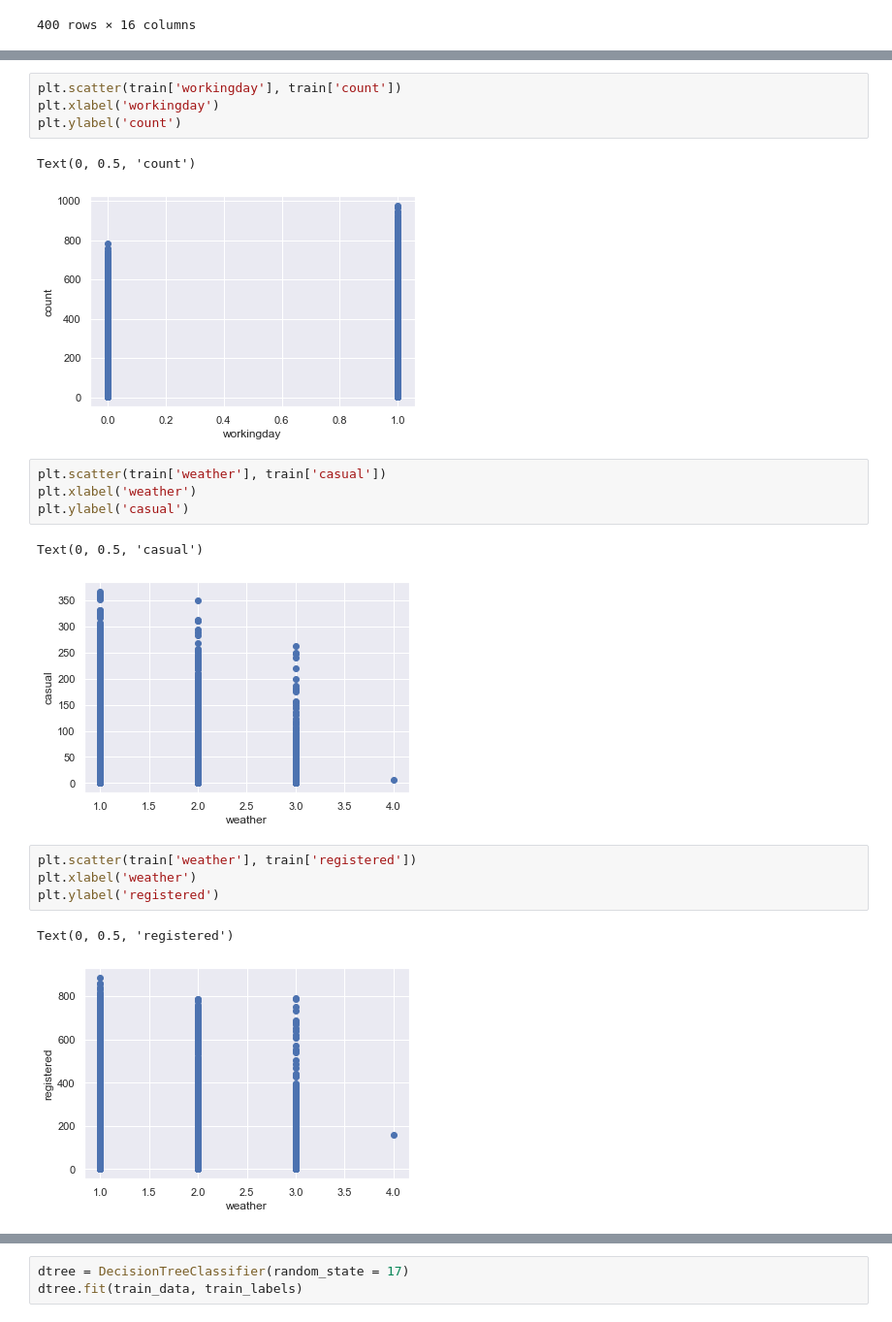
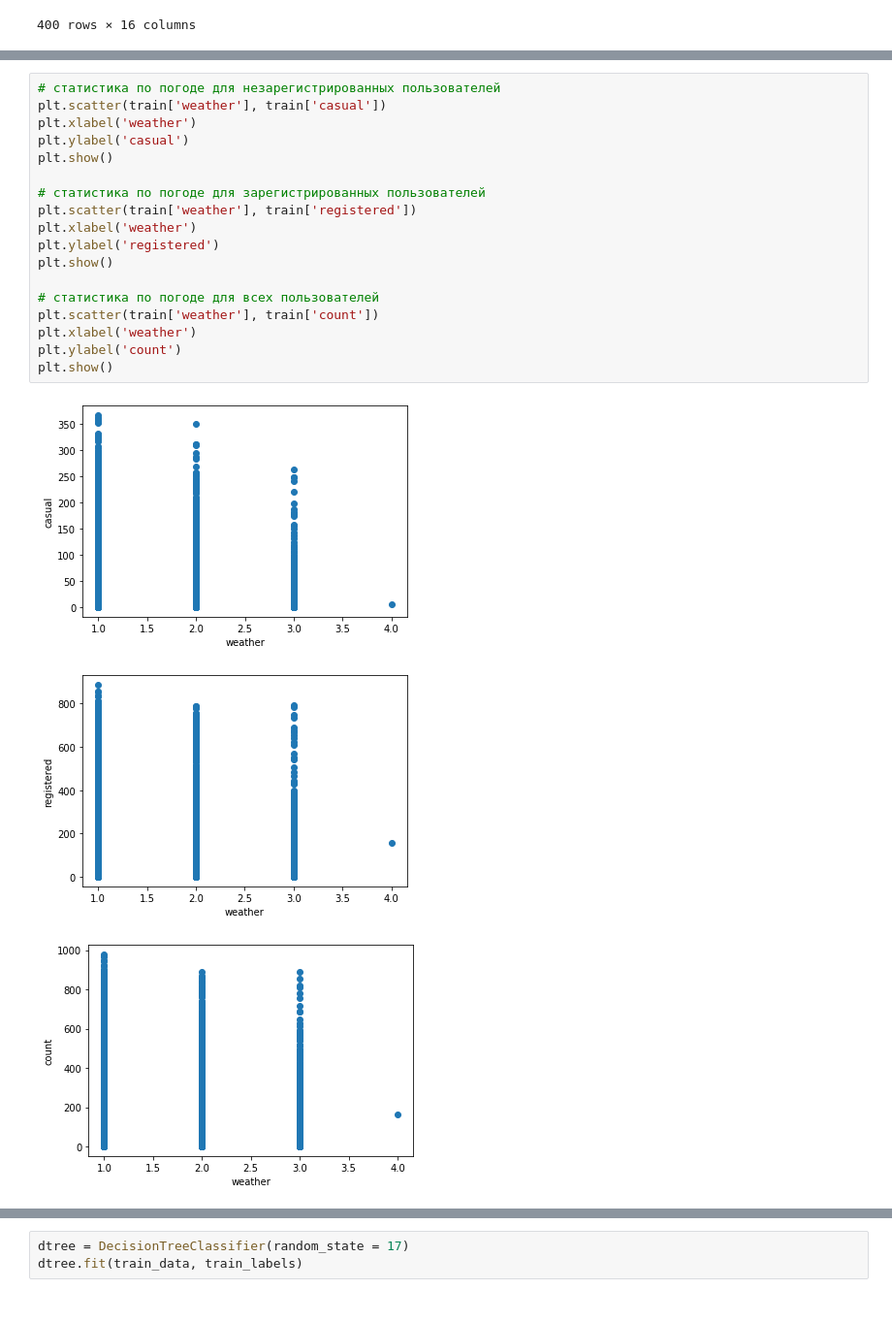
Before and after one commit to EdKsenia/AnalysisSem, a Jupyter notebook: Analis.ipynb, the cells around one changed output, grey strips where cells are left out. Shown at 97% size. Drawn from its saved outputs; the diff is of its cells as text.

```diff
--- a/Analis.ipynb
+++ b/Analis.ipynb
@@ -302,22 +299,23 @@ Text(0, 0.5, 'casual')
-# %%
-plt.scatter(train['workingday'], train['count'])
-plt.xlabel('workingday')
-plt.ylabel('count')
-# %% [output]
-Text(0, 0.5, 'count')
-[figure, removed]
-# %%
-plt.scatter(train['weather'], train['casual'])
-plt.xlabel('weather')
-plt.ylabel('casual')
-# %% [output]
-Text(0, 0.5, 'casual')
-[figure, removed]
-# %%
-plt.scatter(train['weather'], train['registered'])
-plt.xlabel('weather')
-plt.ylabel('registered')
-# %% [output]
-Text(0, 0.5, 'registered')
-[figure, removed]
+# %%
+# статистика по погоде для незарегистрированных пользователей
+plt.scatter(train['weather'], train['casual'])
+plt.xlabel('weather')
+plt.ylabel('casual')
+plt.show()
+
+# статистика по погоде для зарегистрированных пользователей
+plt.scatter(train['weather'], train['registered'])
+plt.xlabel('weather')
+plt.ylabel('registered')
+plt.show()
+
+# статистика по погоде для всех пользователей
+plt.scatter(train['weather'], train['count'])
+plt.xlabel('weather')
+plt.ylabel('count')
+plt.show()
+# %% [output]
+[figure, added]
+[figure, added]
+[figure, added]
 # %% [markdown]
```
Also changed, not shown: parts of 45 cells of this notebook, 2 other files.
